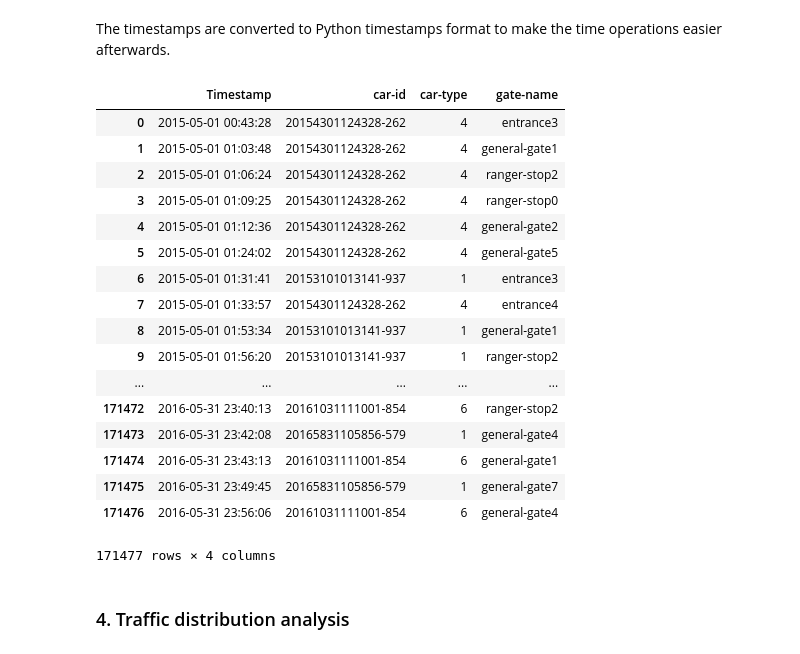
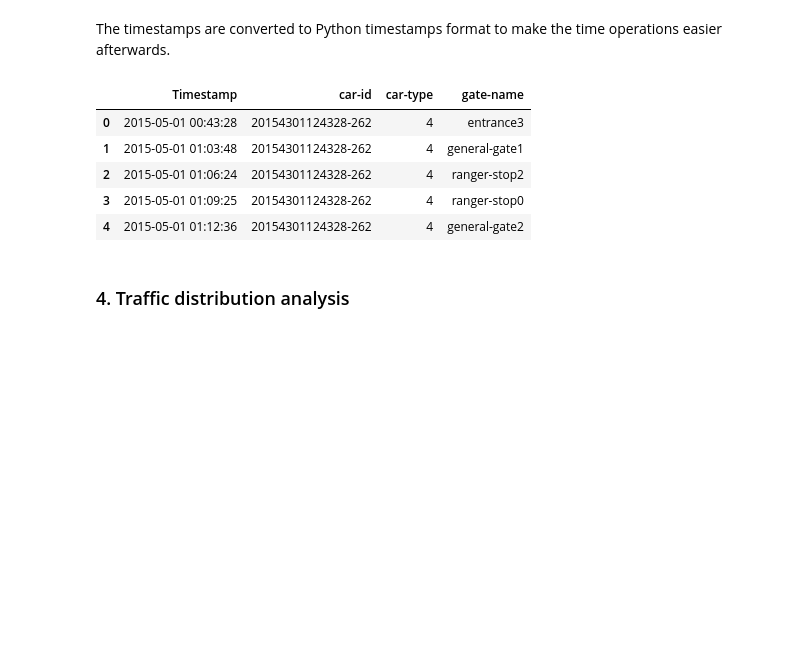
Before and after one commit to dmrib/daytripper, a Jupyter notebook: daytripper/VASTChallenge2017.ipynb, the cells around one changed output. Saved outputs shown, nothing was run; the diff lists cells and outputs as text; code cells hidden in the pictures; blank space fills up the shorter version.

```diff
--- a/daytripper/VASTChallenge2017.ipynb
+++ b/daytripper/VASTChallenge2017.ipynb
@@ -77,26 +79,14 @@ import graphviz
 # %%
 raw_dataset = pd.read_csv('../data/Lekagul Sensor Data.csv', parse_dates=["Timestamp"],
                       date_parser=lambda x: pd.datetime.strptime(x, "%Y-%m-%d %H:%M:%S"))
-raw_dataset
+raw_dataset.head()
 # %% [output]
 |  | Timestamp | car-id | car-type | gate-name |
 | 0 | 2015-05-01 00:43:28 | 20154301124328-262 | 4 | entrance3 |
 | 1 | 2015-05-01 01:03:48 | 20154301124328-262 | 4 | general-gate1 |
 | 2 | 2015-05-01 01:06:24 | 20154301124328-262 | 4 | ranger-stop2 |
 | 3 | 2015-05-01 01:09:25 | 20154301124328-262 | 4 | ranger-stop0 |
 | 4 | 2015-05-01 01:12:36 | 20154301124328-262 | 4 | general-gate2 |
-| 5 | 2015-05-01 01:24:02 | 20154301124328-262 | 4 | general-gate5 |
-| 6 | 2015-05-01 01:31:41 | 20153101013141-937 | 1 | entrance3 |
-| 7 | 2015-05-01 01:33:57 | 20154301124328-262 | 4 | entrance4 |
-| 8 | 2015-05-01 01:53:34 | 20153101013141-937 | 1 | general-gate1 |
-| 9 | 2015-05-01 01:56:20 | 20153101013141-937 | 1 | ranger-stop2 |
-| ... | ... | ... | ... | ... |
-| 171472 | 2016-05-31 23:40:13 | 20161031111001-854 | 6 | ranger-stop2 |
-| 171473 | 2016-05-31 23:42:08 | 20165831105856-579 | 1 | general-gate4 |
-| 171474 | 2016-05-31 23:43:13 | 20161031111001-854 | 6 | general-gate1 |
-| 171475 | 2016-05-31 23:49:45 | 20165831105856-579 | 1 | general-gate7 |
-| 171476 | 2016-05-31 23:56:06 | 20161031111001-854 | 6 | general-gate4 |
-171477 rows × 4 columns
 # %% [markdown]
 <h3>4. Traffic distribution analysis</h3>
 # %% [markdown]
```
Also changed, not shown: parts of 12 cells of this notebook, 1 other file.
